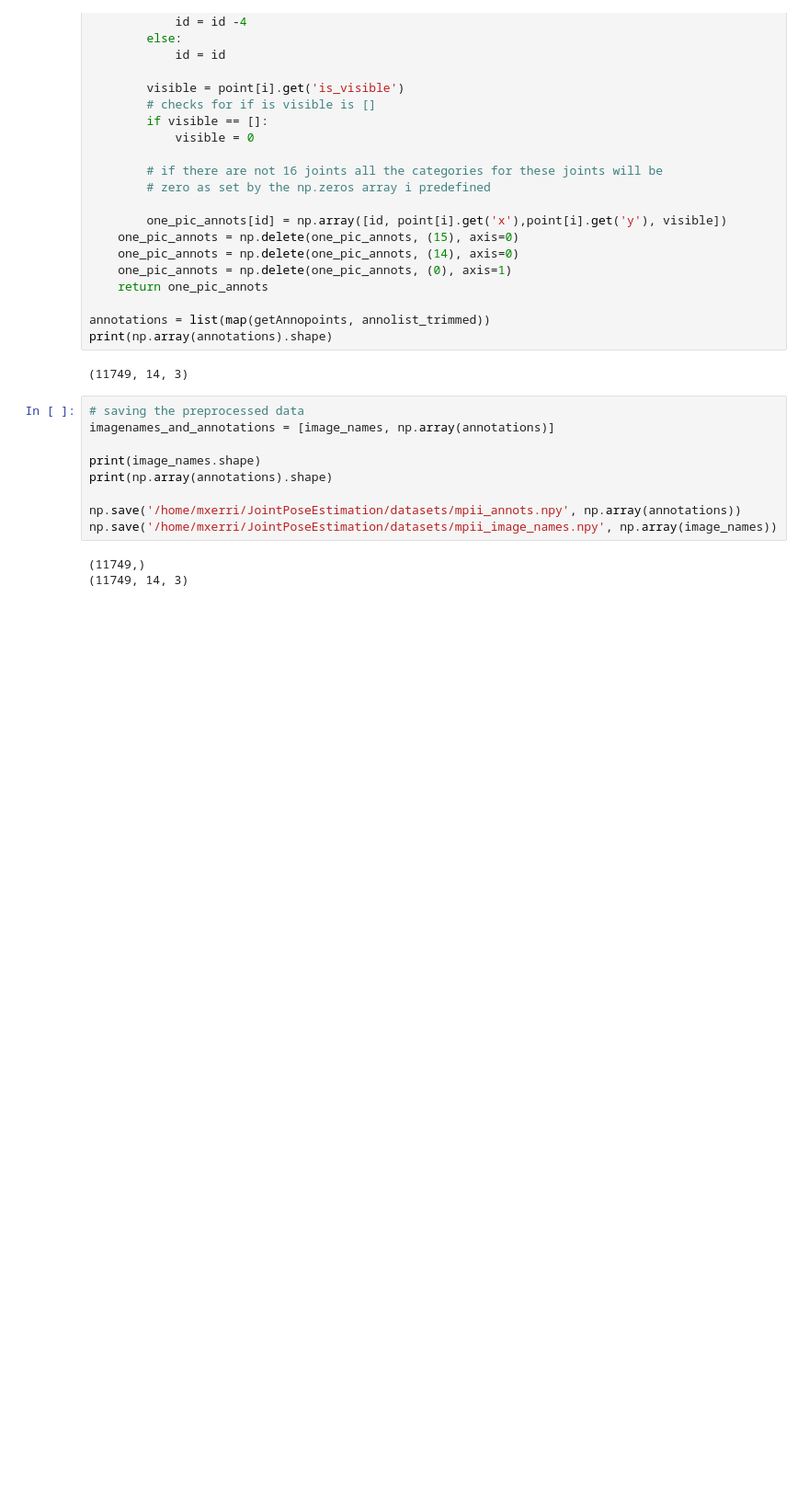
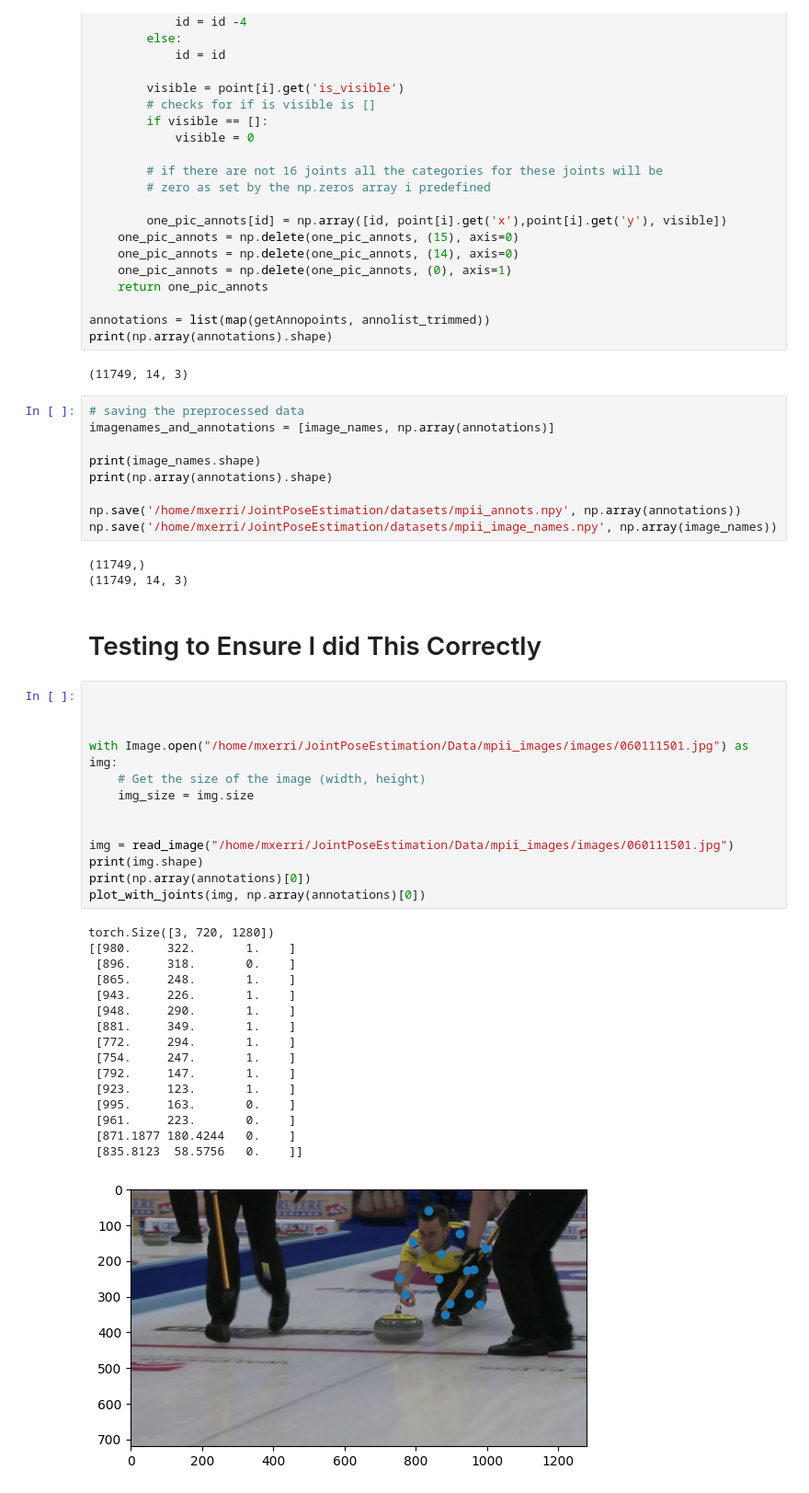
Before and after one commit to MaXerri/JointPoseEstimation, a Jupyter notebook: utils/side_work.ipynb, the cells around one changed output. Shown: that part at 92% size. Drawn from its saved outputs; the diff is of its cells as text; blank space fills up the shorter version.

Commit message:
Tested mpii_annots

```diff
--- a/utils/side_work.ipynb
+++ b/utils/side_work.ipynb
@@ -121,3 +124,35 @@ np.save('/home/mxerri/JointPoseEstimation/datasets/mpii_image_names.npy', np.arr
 # %% [output]
 (11749,)
 (11749, 14, 3)
+# %% [markdown]
+# Testing to Ensure I did This Correctly
+# %%
+
+
+
+with Image.open("/home/mxerri/JointPoseEstimation/Data/mpii_images/images/060111501.jpg") as img:
+    # Get the size of the image (width, height)
+    img_size = img.size
+
+
+img = read_image("/home/mxerri/JointPoseEstimation/Data/mpii_images/images/060111501.jpg")
+print(img.shape)
+print(np.array(annotations)[0])
+plot_with_joints(img, np.array(annotations)[0])
+# %% [output]
+torch.Size([3, 720, 1280])
+[[980.     322.       1.    ]
+ [896.     318.       0.    ]
+ [865.     248.       1.    ]
+ [943.     226.       1.    ]
+ [948.     290.       1.    ]
+ [881.     349.       1.    ]
+ [772.     294.       1.    ]
+ [754.     247.       1.    ]
+ [792.     147.       1.    ]
+ [923.     123.       1.    ]
+ [995.     163.       0.    ]
+ [961.     223.       0.    ]
+ [871.1877 180.4244   0.    ]
+ [835.8123  58.5756   0.    ]]
+[figure, added]
```
Also changed, not shown: parts of 1 cell of this notebook.
